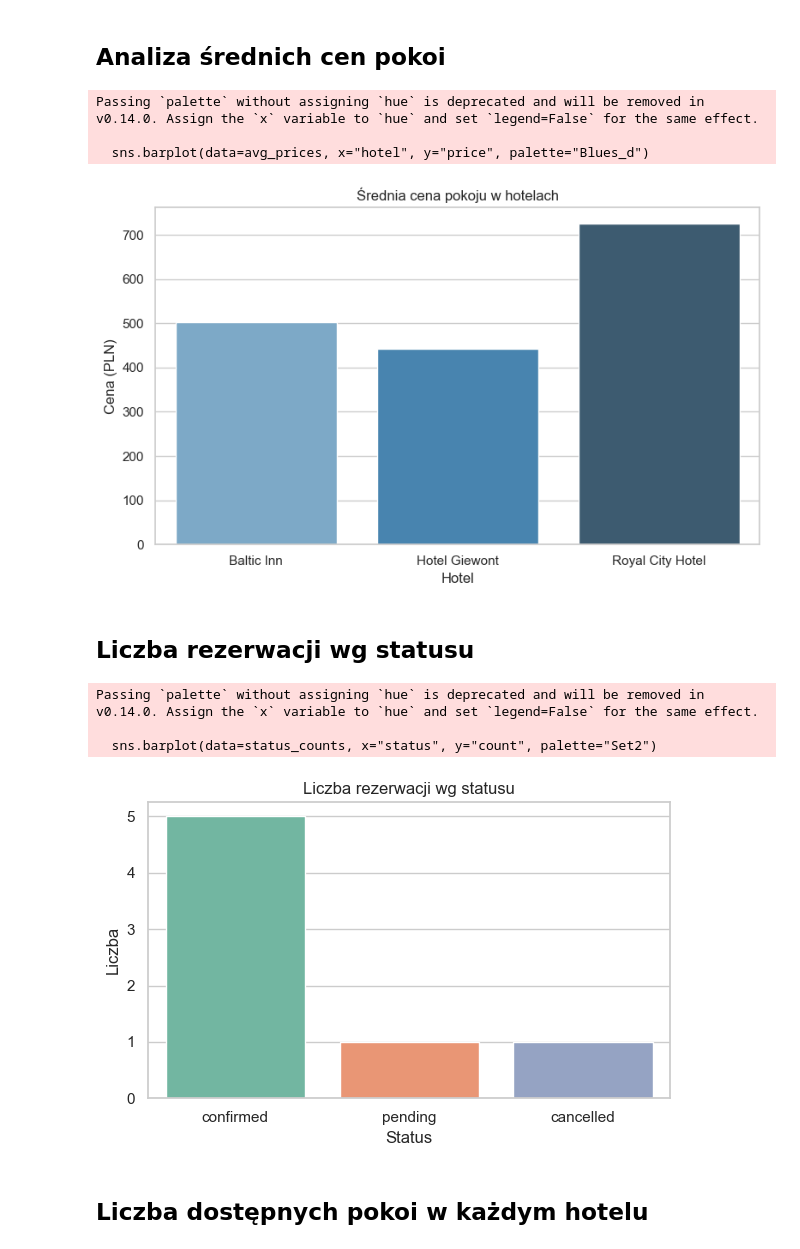
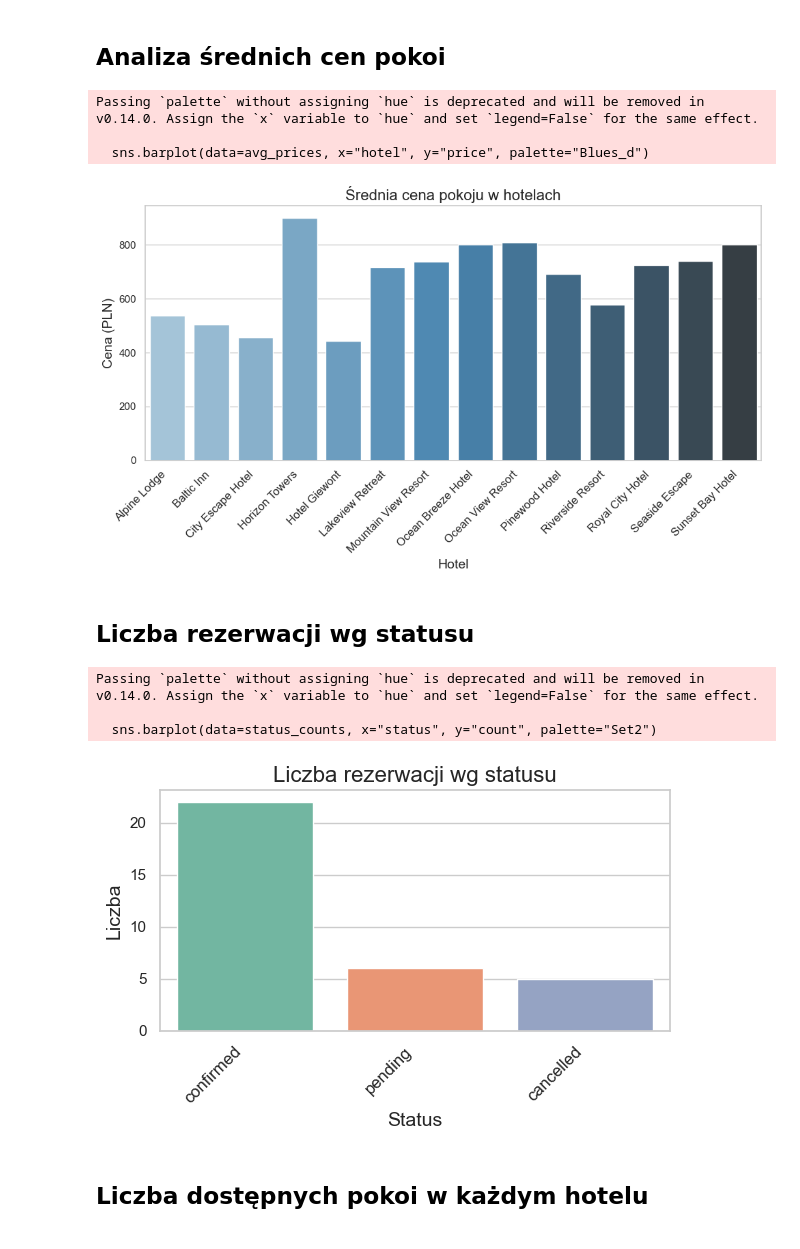
Before and after one commit to juhum/hotel-reservations, a Jupyter notebook: notebook/hotel_analysis.ipynb, the cells around one changed output. Drawn from its saved outputs; the diff is of its cells as text; code cells hidden in the pictures.

Commit message:
added more data to hotel_data.yaml and adjusted hotel_analysis notebook accordingly and fixed error in json schema

```diff
--- a/notebook/hotel_analysis.ipynb
+++ b/notebook/hotel_analysis.ipynb
@@ -32,48 +32,66 @@ guests = list(db["guests"].find({}, {"_id": 0}))
 # %%
 rooms_data = []
 for hotel in hotels:
     for room in hotel["rooms"]:
         room["hotel"] = hotel["name"]
         rooms_data.append(room)
 
+# Create DataFrame
 df_rooms = pd.DataFrame(rooms_data)
 
-# Średnia cena pokoi per hotel
+# Calculate average price per hotel
 avg_prices = df_rooms.groupby("hotel")["price"].mean().reset_index()
 
-# Wykres
-plt.figure(figsize=(8, 5))
+# Plot
+plt.figure(figsize=(10, 6))  # Increased size for better readability
 sns.barplot(data=avg_prices, x="hotel", y="price", palette="Blues_d")
-plt.title("Średnia cena pokoju w hotelach")
-plt.ylabel("Cena (PLN)")
-plt.xlabel("Hotel")
+
+# Set title and labels
+plt.title("Średnia cena pokoju w hotelach", fontsize=16)
+plt.ylabel("Cena (PLN)", fontsize=14)
+plt.xlabel("Hotel", fontsize=14)
+
+# Rotate x-axis labels for better readability
+plt.xticks(rotation=45, ha='right', fontsize=12)  # Rotate and adjust font size
+
+# Tight layout to make everything fit nicely
 plt.tight_layout()
 plt.show()
 # %% [output]
 Passing `palette` without assigning `hue` is deprecated and will be removed in v0.14.0. Assign the `x` variable to `hue` and set `legend=False` for the same effect.
 
   sns.barplot(data=avg_prices, x="hotel", y="price", palette="Blues_d")
-[figure, old version]
+[figure, new version]
 # %% [markdown]
 ## Liczba rezerwacji wg statusu
 # %%
+# Create DataFrame from reservations
 df_res = pd.DataFrame(reservations)
+
+# Count occurrences of each status
 status_counts = df_res["status"].value_counts().reset_index()
 status_counts.columns = ["status", "count"]
 
-# Wykres
-plt.figure(figsize=(6, 4))
+# Plot
+plt.figure(figsize=(6, 4))  # Adjust figure size for better readability
 sns.barplot(data=status_counts, x="status", y="count", palette="Set2")
-plt.title("Liczba rezerwacji wg statusu")
-plt.xlabel("Status")
-plt.ylabel("Liczba")
+
+# Set title and labels
+plt.title("Liczba rezerwacji wg statusu", fontsize=16)
+plt.xlabel("Status", fontsize=14)
+plt.ylabel("Liczba", fontsize=14)
+
+# Rotate x-axis labels for better readability
+plt.xticks(rotation=45, ha='right', fontsize=12)  # Rotate and adjust font size
+
+# Tight layout to make everything fit nicely
 plt.tight_layout()
 plt.show()
 # %% [output]
 Passing `palette` without assigning `hue` is deprecated and will be removed in v0.14.0. Assign the `x` variable to `hue` and set `legend=False` for the same effect.
 
   sns.barplot(data=status_counts, x="status", y="count", palette="Set2")
-[figure, old version]
+[figure, new version]
 # %% [markdown]
 ## Liczba dostępnych pokoi w każdym hotelu
 # %%
```
Also changed, not shown: parts of 3 cells of this notebook, 2 other files.
